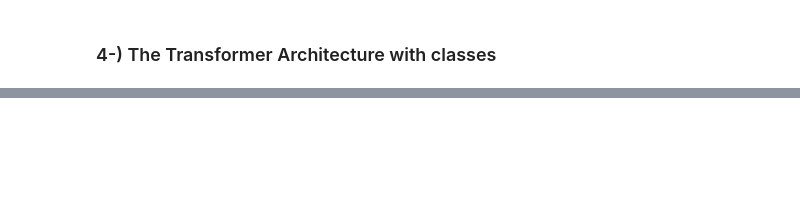
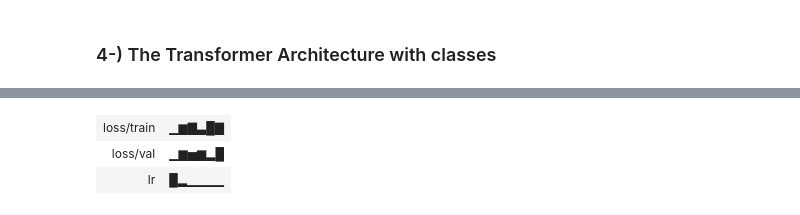
Before and after one commit to ruyisbaros/LLM_project_Oct, a Jupyter notebook: 1- A_small_LLM/2- the_project.ipynb, the cells around one changed output, grey strips where cells are left out. Saved outputs shown, nothing was run; the diff lists cells and outputs as text; code cells hidden in the pictures; blank space fills up the shorter version.

Commit message:
trained base model

```diff
--- a/1- A_small_LLM/2- the_project.ipynb
+++ b/1- A_small_LLM/2- the_project.ipynb
@@ -253,10 +310,12 @@ class TransformerBlock(nn.Module):
 # %%
+# JUST A TEST 1
 x,y = get_batch("train")
 
 model = GPT()
+model = model.to(dtype)
 model = model.to(device)
 
 logits, loss = model(x, y)
 
-print("Loss: ", loss)
+print("Loss: ", loss.item())
 # %% [output]
@@ -263,0 +464,15 @@ Loss:  tensor(8.3960, device='cuda:0', grad_fn=<NllLossBackward0>)
+# %%
+# we will get 8 times of 512 tokens in each batch (8,512)
+def get_batch(split):
+    data = train_data if split == "train" else val_data
+    inds = torch.randint(
+        len(data) - context, (batch_size,)
+    )  # batch_size 8 and context 512. Each batch will have 8 examples. and each example will have 512 tokens.
+    X = torch.stack(
+        [data[i : i + context] for i in inds]
+    )  # If we did not do (len(data) - context) instead of len(data), we would get out of range error
+    y = torch.stack(
+        [data[i + 1 : i + context + 1] for i in inds]
+    )  # if above is 1000:1512 => this 1001:1513. we move window one token forward
+
+    return X.to(device), y.to(device)
@@ -263,0 +481,68 @@ Loss:  tensor(8.3960, device='cuda:0', grad_fn=<NllLossBackward0>)
+# %%
+#model = GPT()
+#model = model.to(dtype)
+#model = model.to(device)
+try:
+    for i in tqdm(range(start_iteration, train_iters)):
+        xb, yb = get_batch("train")  # Get a new batch of data
+        logits, loss = model(xb, yb)  # Run the LLM and get the logits and the loss
+
+        if i % eval_interval == 0 or i == train_iters - 1:  # Calculate the loss
+            l = calculate_loss()
+            print(f"\n{i}: train loss: {l['train']} / val loss: {l['val']}")
+
+            # We do a quick test so that we observe the evolution through the training
+            # Remember that we use a very small dataset which doesn't include all topics
+            test_generate("The mountain in my city is")  # Generate a sample
+
+            if (
+                l["val"] < best_val_loss
+            ):  # If we improved the best loss, save a checkpoint
+                best_val_loss = l["val"]
+                print("[CHECKPOINT]: Saving with loss: ", best_val_loss)
+                torch.save(
+                    {
+                        "model_state_dict": model.state_dict(),
+                        "optimizer_state_dict": optimizer.state_dict(),
+                        "loss": best_val_loss,
+                        "iteration": i,
+                    },
+                    checkpoint_dir + checkpoint_fn,
+                )
+
+            if wandb_log:
+                wandb.log(
+                    {
+                        "loss/train": l["train"],
+                        "loss/val": l["val"],
+                        "lr": scheduler.get_last_lr()[0],
+                    },
+                    step=i,
+                )
+
+        optimizer.zero_grad(set_to_none=True)  # Reset gradients
+        loss.backward()  # Calculate new gradients
+
+        # This line clips the gradients to prevent the exploding gradient problem during training.
+        # Exploding gradients can occur when gradients become too large, causing unstable updates to model weights.
+        nn.utils.clip_grad_norm_(model.parameters(), max_norm=grad_clip)
+
+        optimizer.step()  # Update the model parameters
+        scheduler.step()  # Update the learning rate value
+
+    if wandb_log:
+        wandb.finish()
+
+
+except KeyboardInterrupt:
+    print("Training interrupted. Cleaning up...")
+
+finally:
+    # Release GPU memory
+    torch.cuda.empty_cache()
+    print("GPU memory released.")
+
+if wandb_log:
+    wandb.finish()
+torch.cuda.empty_cache()
+# %% [output]
@@ -263,0 +585,3 @@ Loss:  tensor(8.3960, device='cuda:0', grad_fn=<NllLossBackward0>)
+| loss/train | ▁▆▇▃█▇ |
+| loss/val | ▁▆▅▆▂█ |
+| lr | █▂▁▁▁▁ |
```
Also changed, not shown: parts of 29 cells of this notebook, 1 other file.
